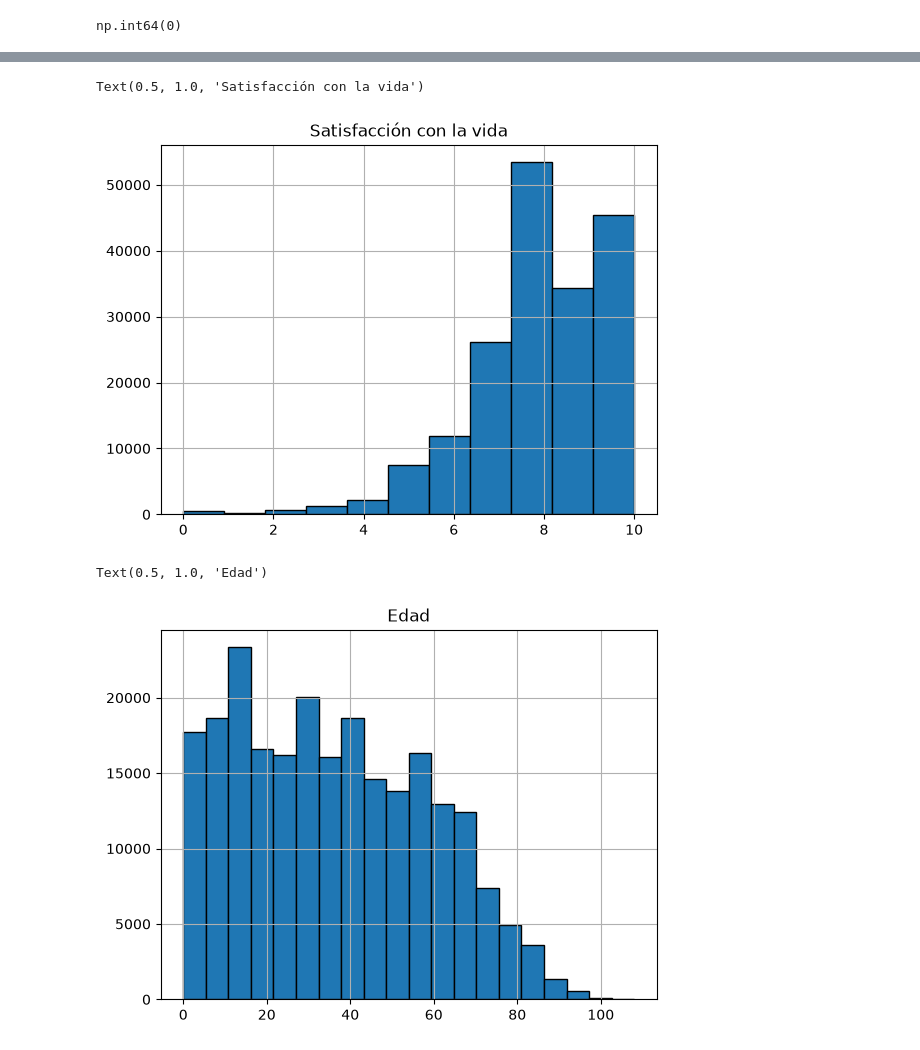
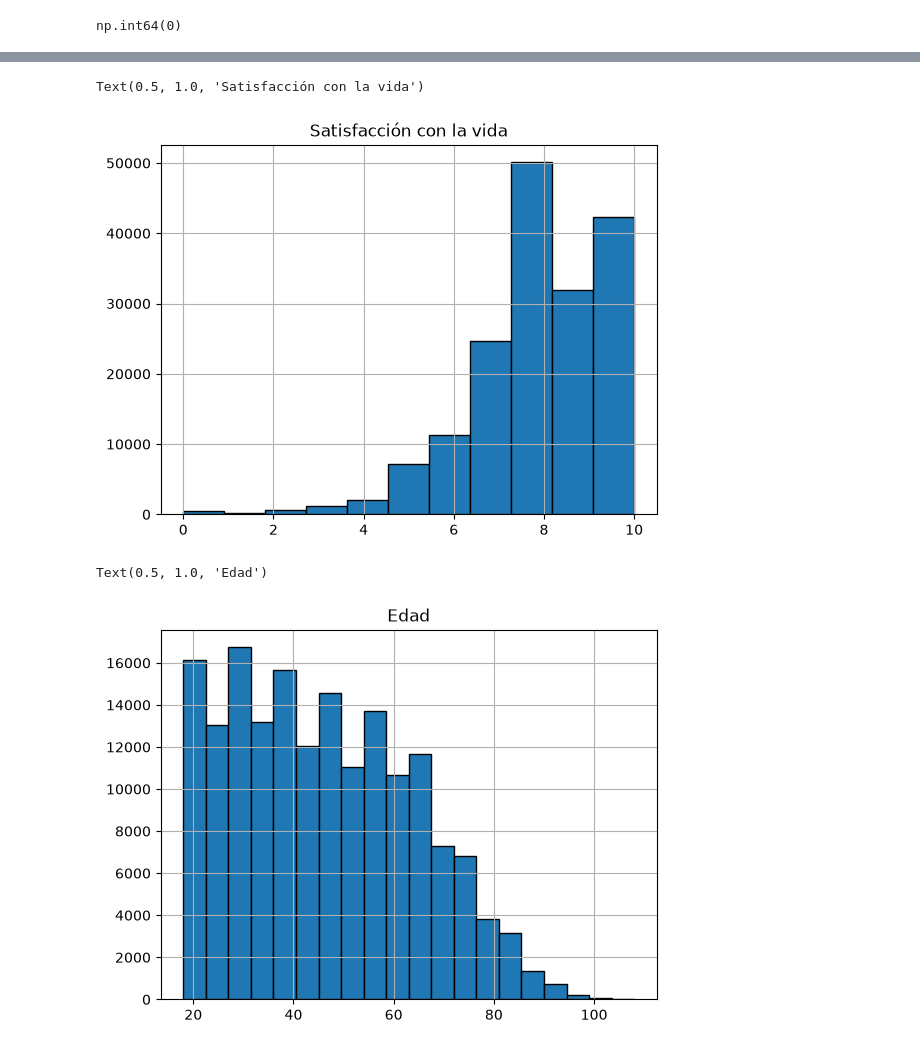
Before and after one commit to SaraVMH/Proyecto1-DATA1002, a Jupyter notebook: jupyter/proy.ipynb, the cells around one changed output, grey strips where cells are left out. Cells and saved outputs as stored; diff of their text form; code cells hidden in the pictures.

```diff
--- a/jupyter/proy.ipynb
+++ b/jupyter/proy.ipynb
@@ -99,18 +99,18 @@ Mínimo satisfacción con la vida: 0.0
 Name: count, dtype: int64
 # %%
 #HISTOGRAMA SATISFACCION
-hist_sat = df["P1895"].hist(bins=11, edgecolor="black")
+hist_sat = filtrado["P1895"].hist(bins=11, edgecolor="black")
 hist_sat.set_title("Satisfacción con la vida")
 # %% [output]
 Text(0.5, 1.0, 'Satisfacción con la vida')
-[figure, old version]
+[figure, new version]
 # %%
  #HISTOGRAMA EDAD
-hist_edad=df["P6040"].hist(bins=20, edgecolor="black")
+hist_edad=filtrado["P6040"].hist(bins=20, edgecolor="black")
 hist_edad.set_title("Edad")
 # %% [output]
 Text(0.5, 1.0, 'Edad')
-[figure, old version]
+[figure, new version]
 # %%
 frecuencia_sexo.plot(kind="bar", title="Distribución por sexo")
 # %% [output]
```
Also changed, not shown: parts of 4 cells of this notebook.
